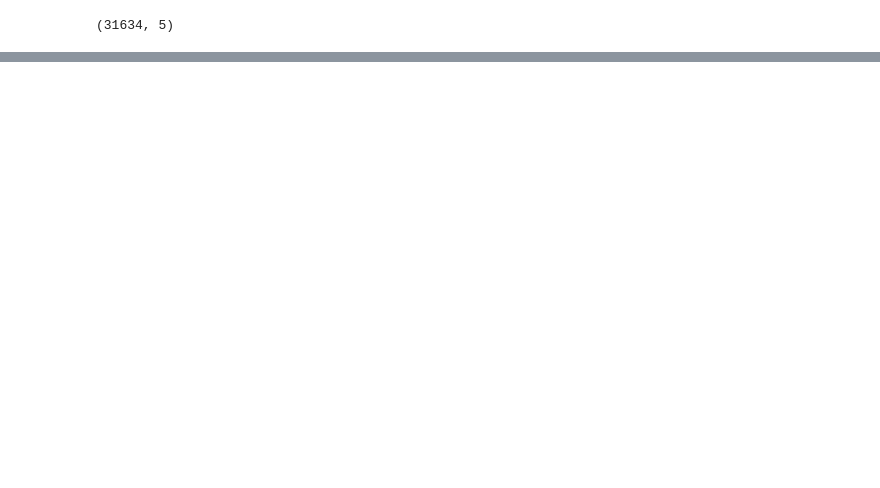
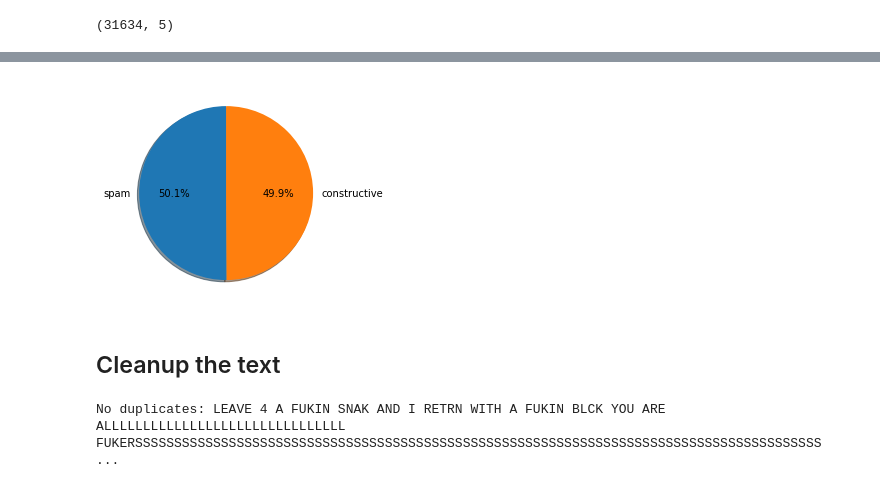
Before and after one commit to bnriiitb/competitions, a Jupyter notebook: NLP_Use_Case/Untitled.ipynb, the cells around one changed output, grey strips where cells are left out. Cells and saved outputs as stored; diff of their text form; code cells hidden in the pictures; blank space fills up the shorter version.

```diff
--- a/NLP_Use_Case/Untitled.ipynb
+++ b/NLP_Use_Case/Untitled.ipynb
@@ -36,0 +54,3 @@ df.shape
+# %%
+df.loc[:,'label']='spam'
+df.loc[(df.hate_speech==0) & (df.obscene==0) & (df.insulting==0),"label"] = 'constructive'
@@ -36,0 +65,9 @@ df.shape
+# %%
+import matplotlib.pyplot as plt
+fig1, ax1 = plt.subplots()
+ax1.pie(df.label.value_counts().values,labels=df.label.value_counts().keys(), autopct='%1.1f%%',shadow=True, startangle=90)
+plt.show()
+# %% [output]
+[figure, added]
+# %% [markdown]
+## Cleanup the text
@@ -36,0 +525,16 @@ df.shape
+# %%
+text = df.iloc[[8675]]['text'].values[0]
+# re.sub(r'\b(\w+)( \1\b)+', r'\1', text.lower()) #remove duplicated words in row
+# re.sub(r'^([^_]+)(?:_\1)*(.*)_\d+\.\w+$', r'\1\2', text.lower())
+
+# remove punctuation
+# the unicode flag makes it work for more letter types (non-ascii)
+# no_punc = re.sub(r'[^\w\s]', '', text, re.UNICODE)
+# print('No punctuation:', no_punc)
+
+# remove duplicates
+re_output = re.sub(r'(\W|^)(.+)\s\2', '', text)
+
+print('No duplicates:', re_output)
+# %% [output]
+No duplicates: LEAVE 4 A FUKIN SNAK AND I RETRN WITH A FUKIN BLCK YOU ARE ALLLLLLLLLLLLLLLLLLLLLLLLLLLLLLL FUKERSSSSSSSSSSSSSSSSSSSSSSSSSSSSSSSSSSSSSSSSSSSSSSSSSSSSSSSSSSSSSSSSSSSSSSSSSSSSSSSSSSSSSSSS ...
```
Also changed, not shown: parts of 32 cells of this notebook, 31 other files.
